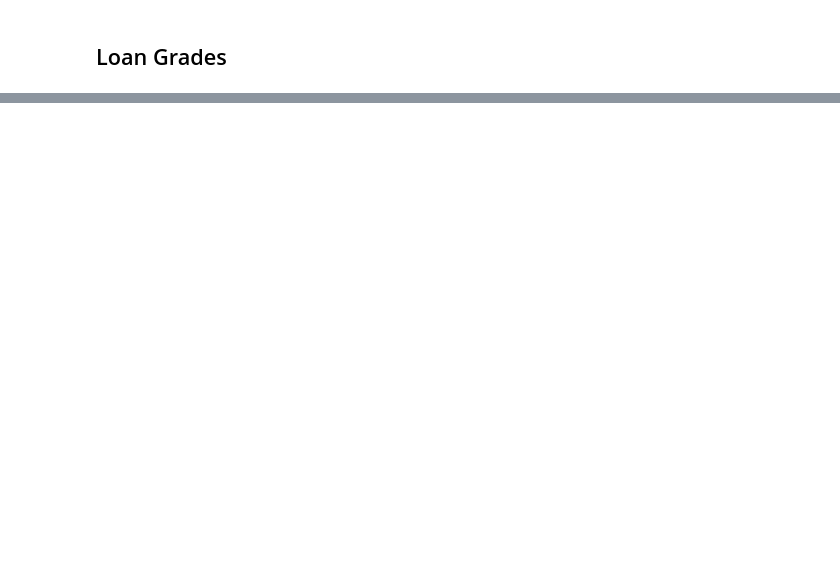
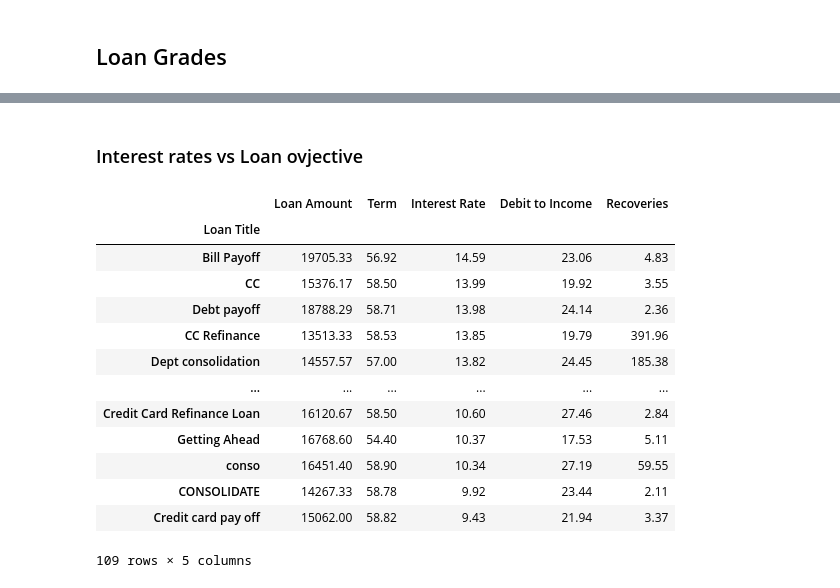
Before and after one commit to Ana-Akaishi/data-science-projects, a Jupyter notebook: Bank_Loan_Default/00 - EDA.ipynb, the cells around one changed output, grey strips where cells are left out. Cells and saved outputs as stored; diff of their text form; code cells hidden in the pictures; blank space fills up the shorter version.

```diff
--- a/Bank_Loan_Default/00 - EDA.ipynb
+++ b/Bank_Loan_Default/00 - EDA.ipynb
@@ -110,0 +286,22 @@ test_subgrades = test.groupby('Sub Grade')
+# %%
+train_loantitle = train.groupby('Loan Title')[['Loan Amount', 'Term', 'Interest Rate', 'Debit to Income', 'Recoveries']].mean(numeric_only=True)
+test_loantitle = test.groupby('Loan Title')[['Loan Amount', 'Term', 'Interest Rate', 'Debit to Income', 'Recoveries']].mean(numeric_only=True)
+# %% [markdown]
+### Interest rates vs Loan ovjective
+# %%
+round(train_loantitle.sort_values(by='Interest Rate', ascending=False),2)
+# %% [output]
+|  | Loan Amount | Term | Interest Rate | Debit to Income | Recoveries |
+| Loan Title |  |  |  |  |  |
+| Bill Payoff | 19705.33 | 56.92 | 14.59 | 23.06 | 4.83 |
+| CC | 15376.17 | 58.50 | 13.99 | 19.92 | 3.55 |
+| Debt payoff | 18788.29 | 58.71 | 13.98 | 24.14 | 2.36 |
+| CC Refinance | 13513.33 | 58.53 | 13.85 | 19.79 | 391.96 |
+| Dept consolidation | 14557.57 | 57.00 | 13.82 | 24.45 | 185.38 |
+| ... | ... | ... | ... | ... | ... |
+| Credit Card Refinance Loan | 16120.67 | 58.50 | 10.60 | 27.46 | 2.84 |
+| Getting Ahead | 16768.60 | 54.40 | 10.37 | 17.53 | 5.11 |
+| conso | 16451.40 | 58.90 | 10.34 | 27.19 | 59.55 |
+| CONSOLIDATE | 14267.33 | 58.78 | 9.92 | 23.44 | 2.11 |
+| Credit card pay off | 15062.00 | 58.82 | 9.43 | 21.94 | 3.37 |
+109 rows × 5 columns
```
Also changed, not shown: parts of 42 cells of this notebook.
